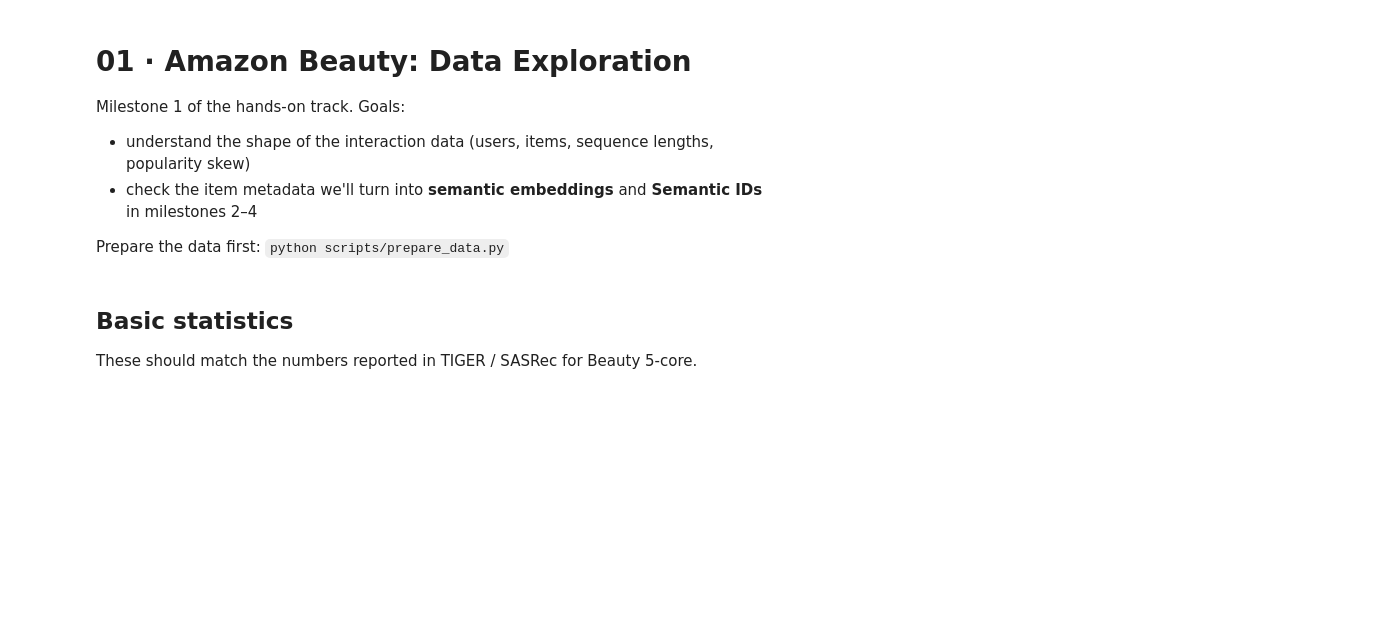
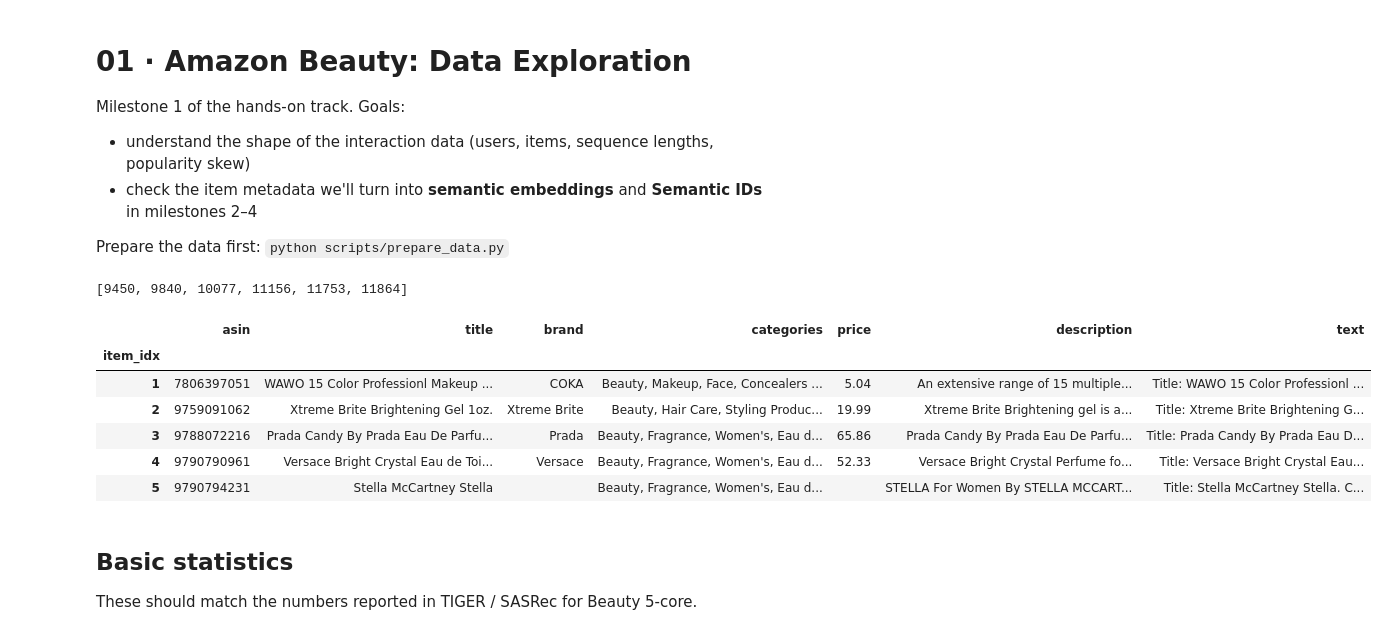
Before and after one commit to davidyuan-mle/GenRec, a Jupyter notebook: notebooks/01_data_exploration.ipynb, the cells around one changed output. Saved outputs shown, nothing was run; the diff lists cells and outputs as text; code cells hidden in the pictures; blank space fills up the shorter version.

```diff
--- a/notebooks/01_data_exploration.ipynb
+++ b/notebooks/01_data_exploration.ipynb
@@ -18,6 +18,20 @@ from genrec.data.amazon import load_processed
 from genrec.data.sequences import leave_one_out
 
 sequences, items = load_processed('data/processed/beauty')
+# %%
+sequences[0]
+# %% [output]
+[9450, 9840, 10077, 11156, 11753, 11864]
+# %%
+items.head()
+# %% [output]
+|  | asin | title | brand | categories | price | description | text |
+| item_idx |  |  |  |  |  |  |  |
+| 1 | 7806397051 | WAWO 15 Color Professionl Makeup ... | COKA | Beauty, Makeup, Face, Concealers ... | 5.04 | An extensive range of 15 multiple... | Title: WAWO 15 Color Professionl ... |
+| 2 | 9759091062 | Xtreme Brite Brightening Gel 1oz. | Xtreme Brite | Beauty, Hair Care, Styling Produc... | 19.99 | Xtreme Brite Brightening gel is a... | Title: Xtreme Brite Brightening G... |
+| 3 | 9788072216 | Prada Candy By Prada Eau De Parfu... | Prada | Beauty, Fragrance, Women's, Eau d... | 65.86 | Prada Candy By Prada Eau De Parfu... | Title: Prada Candy By Prada Eau D... |
+| 4 | 9790790961 | Versace Bright Crystal Eau de Toi... | Versace | Beauty, Fragrance, Women's, Eau d... | 52.33 | Versace Bright Crystal Perfume fo... | Title: Versace Bright Crystal Eau... |
+| 5 | 9790794231 | Stella McCartney Stella |  | Beauty, Fragrance, Women's, Eau d... |  | STELLA For Women By STELLA MCCART... | Title: Stella McCartney Stella. C... |
 # %% [markdown]
 ## Basic statistics
 These should match the numbers reported in TIGER / SASRec for Beauty 5-core.
```
